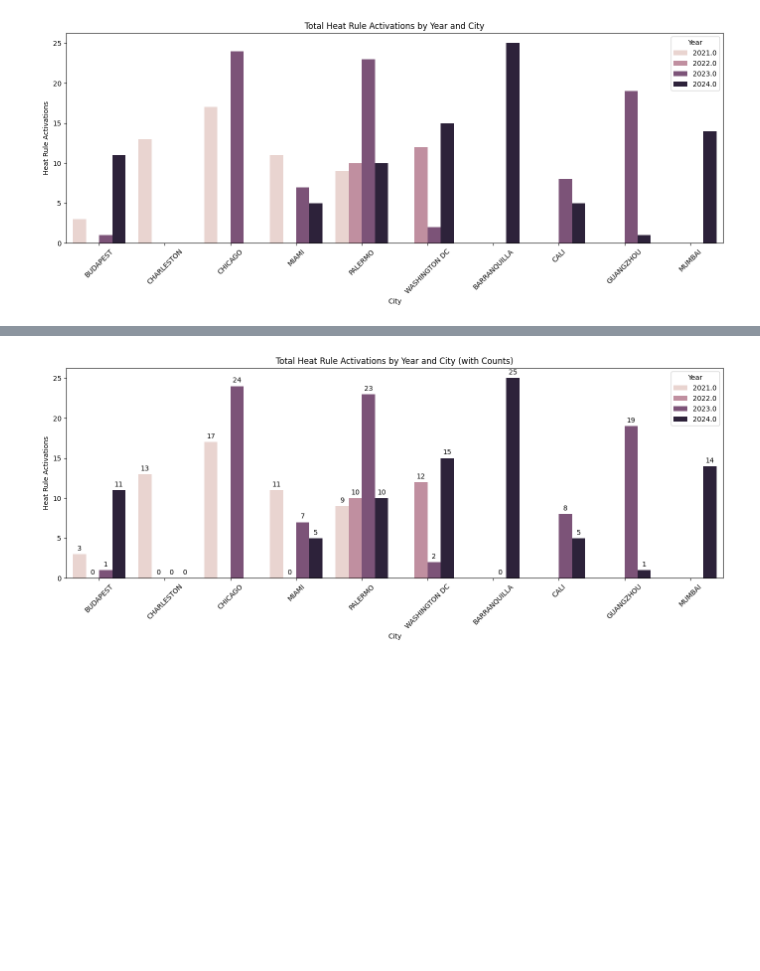
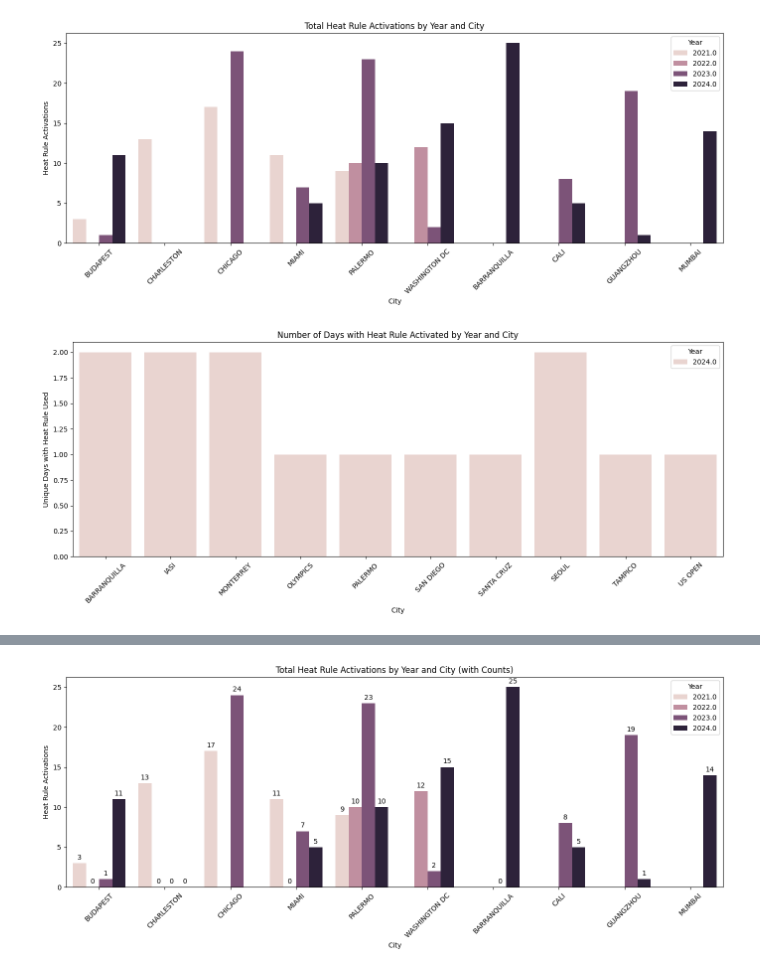
Before and after one commit to sameryassir/WTA-Environment-Capstone, a Jupyter notebook: eda_analysis.ipynb, the cells around one changed output, grey strips where cells are left out. Drawn from its saved outputs; the diff is of its cells as text; code cells hidden in the pictures; blank space fills up the shorter version.

Commit message:
update of cities

```diff
--- a/eda_analysis.ipynb
+++ b/eda_analysis.ipynb
@@ -150,3 +146,59 @@ plt.tight_layout()
 plt.show()
 # %% [output]
 [figure]
+# %%
+import pandas as pd
+import matplotlib.pyplot as plt
+import seaborn as sns
+
+# Step 1: Ensure date column is datetime
+merged_data['Date_sb'] = pd.to_datetime(merged_data['Date_sb'], errors='coerce')
+
+# Step 2: Filter rows where any heat rule was used
+heat_days = merged_data[
+    merged_data['EWCR_Standardized'].isin(['In', 'In - Modification', 'In - Suspension'])
+].copy()
+
+# Step 3: Extract year
+heat_days['Year'] = heat_days['Date_sb'].dt.year
+
+# Step 4: Keep only one record per (Date, City)
+unique_heat_days = (
+    heat_days
+    .dropna(subset=['Date_sb', 'City'])
+    .drop_duplicates(subset=['Date_sb', 'City'])  # Ensures each city-date is counted only once
+)
+
+# Step 5: Get top 10 cities by total heat-rule days across all years
+top_cities = (
+    unique_heat_days.groupby('City')['Date_sb']
+    .nunique()
+    .sort_values(ascending=False)
+    .head(10)
+    .index
+)
+
+# Step 6: Filter to only those top cities
+filtered_days = unique_heat_days[unique_heat_days['City'].isin(top_cities)]
+
+# Step 7: Group by Year and City, count unique days
+heat_days_by_city_year = (
+    filtered_days
+    .groupby(['Year', 'City'])['Date_sb']
+    .nunique()
+    .reset_index(name='Days_with_HeatRule_Used')
+)
+
+# Step 8: Plot
+plt.figure(figsize=(14, 6))
+sns.barplot(data=heat_days_by_city_year, x='City', y='Days_with_HeatRule_Used', hue='Year')
+
+plt.title("Number of Days with Heat Rule Activated by Year and City")
+plt.ylabel("Unique Days with Heat Rule Used")
+plt.xlabel("City")
+plt.legend(title="Year")
+plt.xticks(rotation=45)
+plt.tight_layout()
+plt.show()
+# %% [output]
+[figure, added]
```
Also changed, not shown: parts of 4 cells of this notebook.
